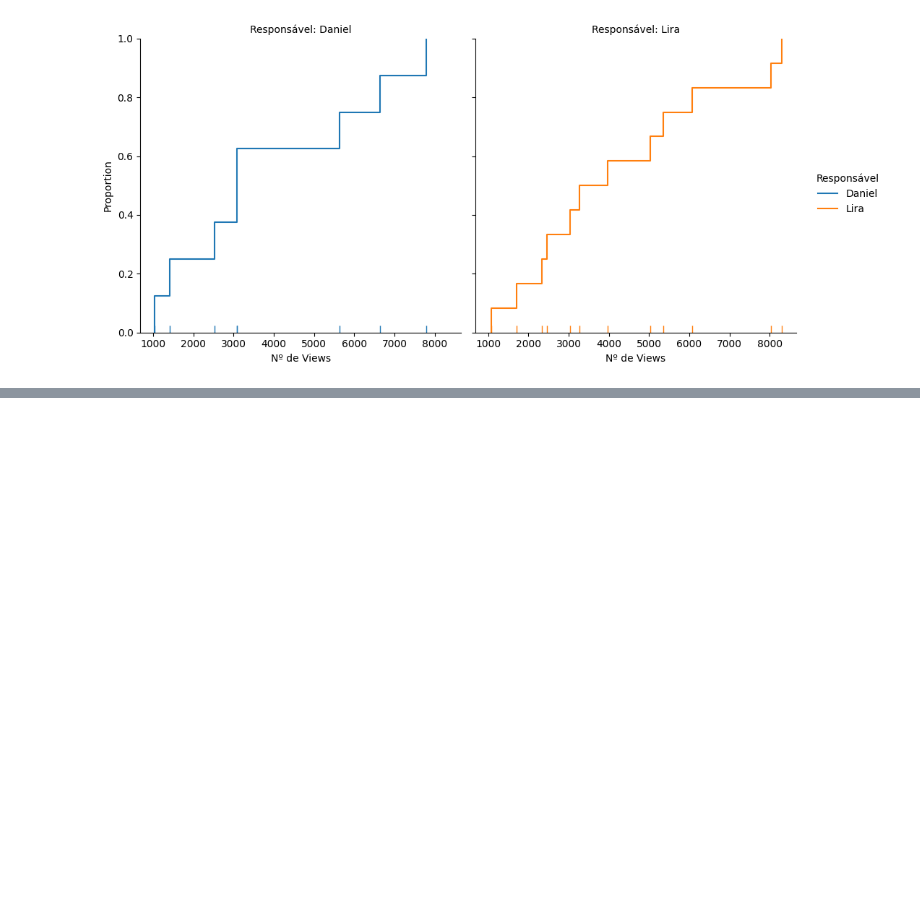
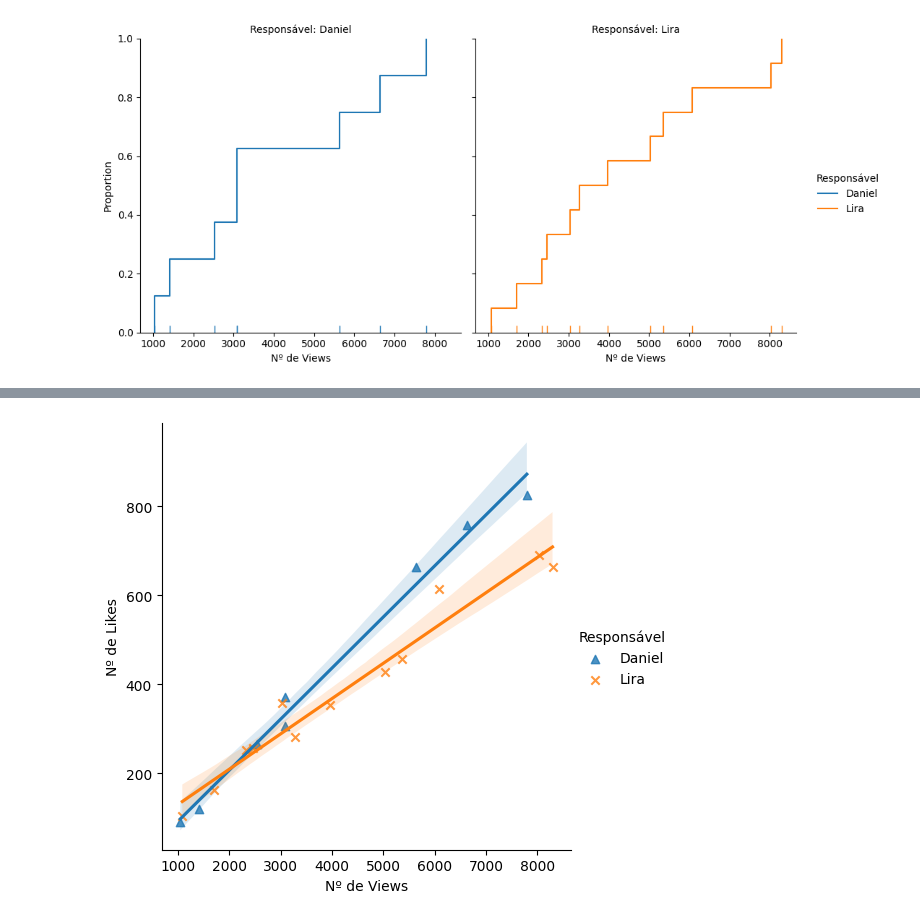
Before and after one commit to JoaoPedrodeAraujoS/seaborn-study, a Jupyter notebook: seborn-charts.ipynb, the cells around one changed output, grey strips where cells are left out. Saved outputs shown, nothing was run; the diff lists cells and outputs as text; code cells hidden in the pictures; blank space fills up the shorter version.

```diff
--- a/seborn-charts.ipynb
+++ b/seborn-charts.ipynb
@@ -75,0 +83,5 @@ plt.show(hist_plot)
+# %%
+#separating by category
+lr_plot = sns.lmplot(data = df_videos, x = 'Nº de Views', y = 'Nº de Likes', hue = 'Responsável', markers = ['^', 'x'])
+# %% [output]
+[figure, added]
```
Also changed, not shown: parts of 2 cells of this notebook.
